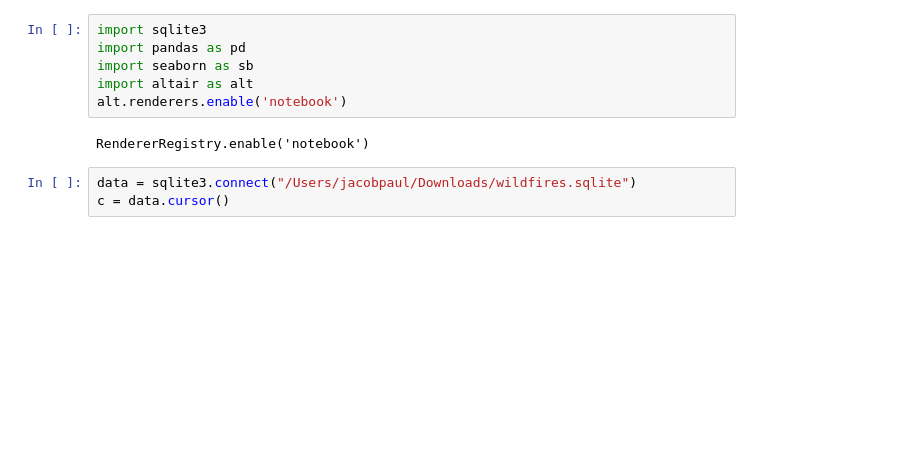
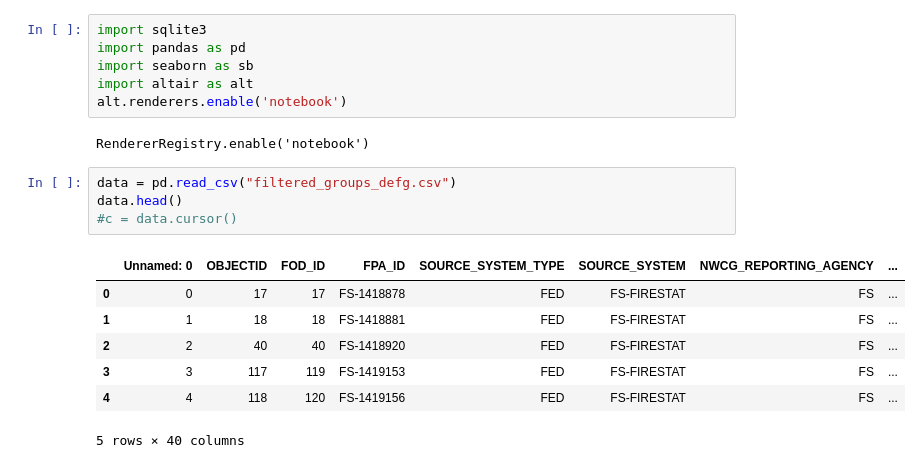
Before and after one commit to marissa-kelley/4604-wildfires-are-hot, a Jupyter notebook: paul_wildfires.ipynb, the cells around one changed output. Saved outputs shown, nothing was run; the diff lists cells and outputs as text; blank space fills up the shorter version.

Commit message:
Updates. Sorry Jacob if I screwed up your og notebook :(

```diff
--- a/paul_wildfires.ipynb
+++ b/paul_wildfires.ipynb
@@ -6,7 +6,16 @@ import altair as alt
 alt.renderers.enable('notebook')
 # %% [output]
 RendererRegistry.enable('notebook')
-# %%
-data = sqlite3.connect("/Users/jacobpaul/Downloads/wildfires.sqlite")
-c = data.cursor()
+# %%
+data = pd.read_csv("filtered_groups_defg.csv")
+data.head()
+#c = data.cursor()
+# %% [output]
+|  | Unnamed: 0 | OBJECTID | FOD_ID | FPA_ID | SOURCE_SYSTEM_TYPE | SOURCE_SYSTEM | NWCG_REPORTING_AGENCY | ... |
+| 0 | 0 | 17 | 17 | FS-1418878 | FED | FS-FIRESTAT | FS | ... |
+| 1 | 1 | 18 | 18 | FS-1418881 | FED | FS-FIRESTAT | FS | ... |
+| 2 | 2 | 40 | 40 | FS-1418920 | FED | FS-FIRESTAT | FS | ... |
+| 3 | 3 | 117 | 119 | FS-1419153 | FED | FS-FIRESTAT | FS | ... |
+| 4 | 4 | 118 | 120 | FS-1419156 | FED | FS-FIRESTAT | FS | ... |
+5 rows × 40 columns
 # %%
```
Also changed, not shown: parts of 4 cells of this notebook, 1 other file.
